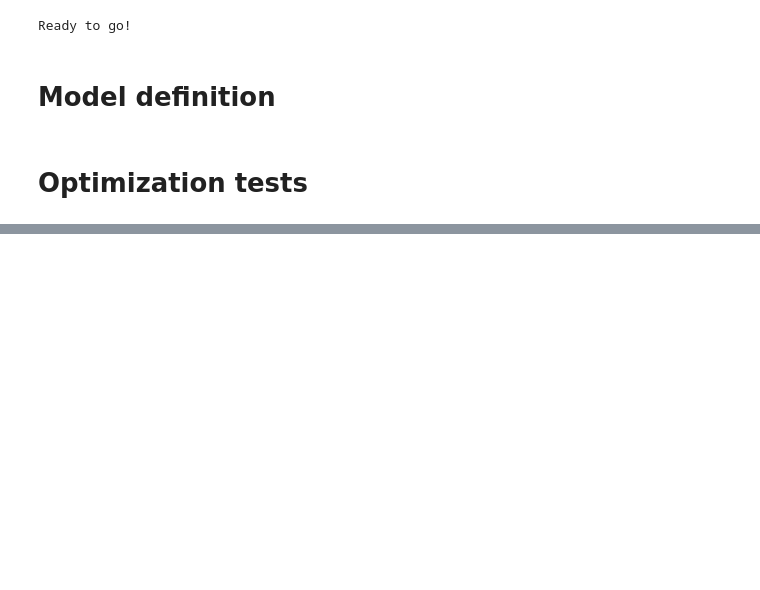
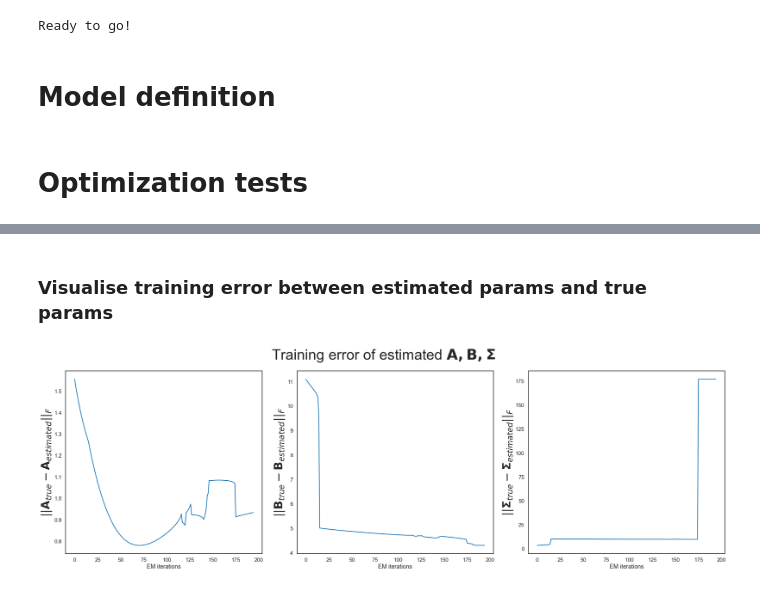
Before and after one commit to LinusBleistein/binary_ts, a Jupyter notebook: torch_structured_optim_softmax.ipynb, the cells around one changed output, grey strips where cells are left out. Cells and saved outputs as stored; diff of their text form; code cells hidden in the pictures; blank space fills up the shorter version.

```diff
--- a/torch_structured_optim_softmax.ipynb
+++ b/torch_structured_optim_softmax.ipynb
@@ -698,0 +753,19 @@ KeyboardInterrupt:
+# %% [markdown]
+### Visualise training error between estimated params and true params
+# %%
+f,ax = plt.subplots(1,3,figsize=(30,10))
+
+f.suptitle('Training error of estimated $\mathbf{A,B,\Sigma}$', fontsize=45)
+
+ax[0].plot(bints.A_error_track[1:])
+ax[0].set_ylabel('$||\mathbf{A}_{true}-\mathbf{A}_{estimated}||_F$',fontsize=35)
+ax[1].plot(bints.B_error_track[1:])
+ax[1].set_ylabel('$||\mathbf{B}_{true}-\mathbf{B}_{estimated}||_F$',fontsize=35)
+ax[2].plot(bints.sigma_error_track[1:])
+ax[2].set_ylabel('$||\mathbf{\Sigma}_{true}-\mathbf{\Sigma}_{estimated}||_F$',fontsize=35)
+
+for i in [0,1,2]:
+    ax[i].set_xlabel('EM iterations')
+plt.tight_layout()
+# %% [output]
+[figure, added]
```
Also changed, not shown: parts of 31 cells of this notebook.
